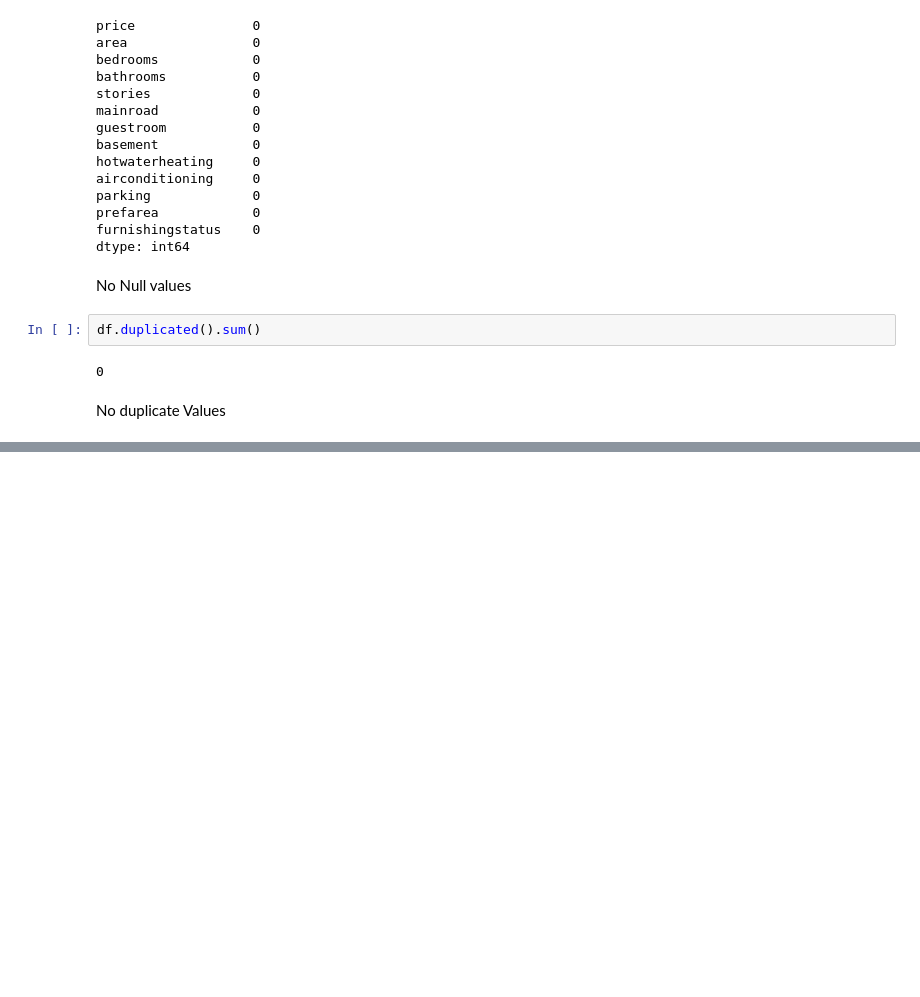
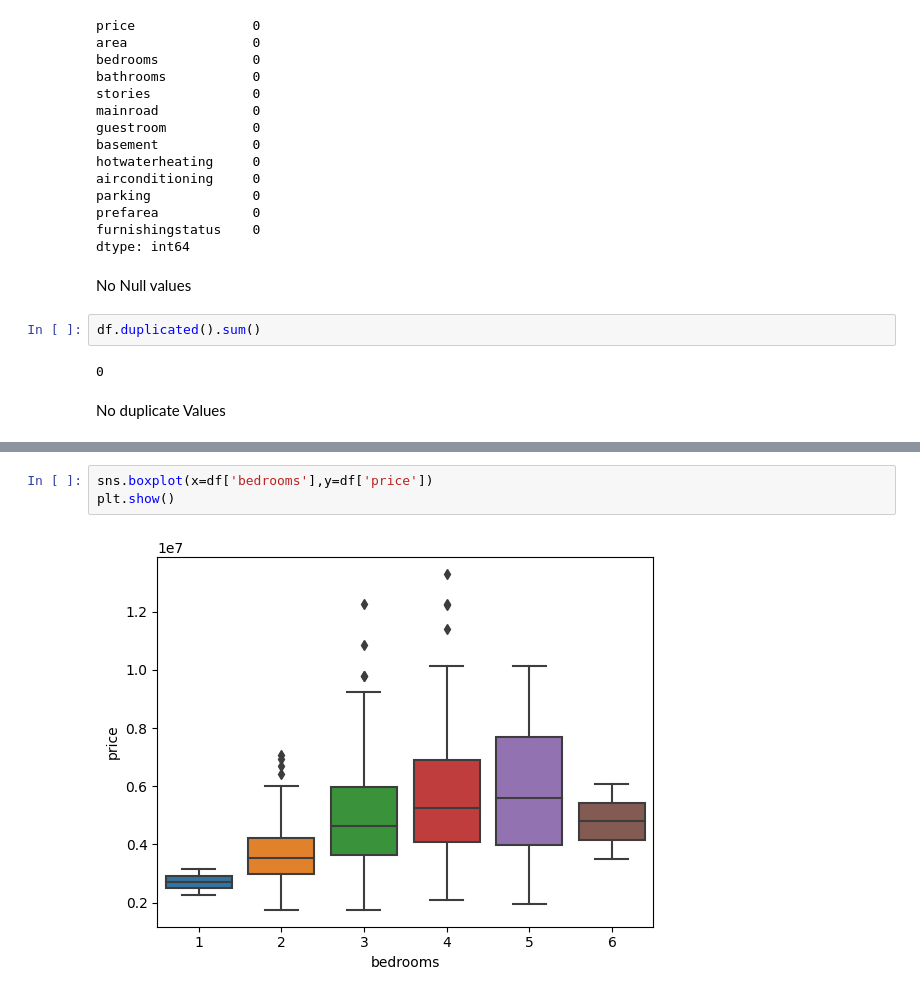
Before and after one commit to Muntasir90629/House-Price-Prediction, a Jupyter notebook: House-Price-Prediction.ipynb, the cells around one changed output, grey strips where cells are left out. Saved outputs shown, nothing was run; the diff lists cells and outputs as text; blank space fills up the shorter version.

```diff
--- a/House-Price-Prediction.ipynb
+++ b/House-Price-Prediction.ipynb
@@ -69,0 +77,5 @@ No duplicate Values
+# %%
+sns.boxplot(x=df['bedrooms'],y=df['price'])
+plt.show()
+# %% [output]
+[figure, added]
```
Also changed, not shown: parts of 14 cells of this notebook.
